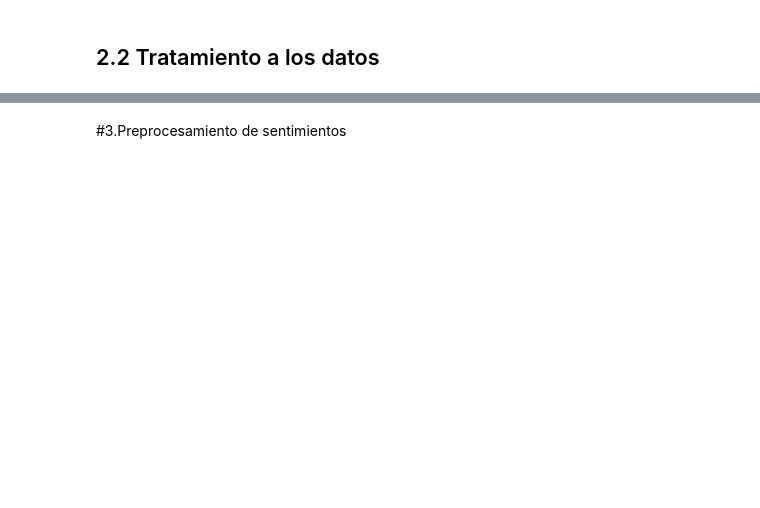
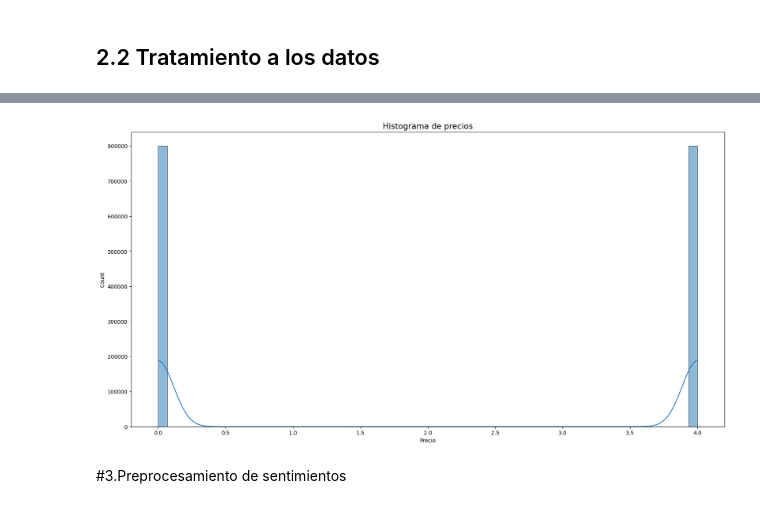
Before and after one commit to qreynas/sentiment_analysis, a Jupyter notebook: 01_Sentiment_Analysis_BCXP.ipynb, the cells around one changed output, grey strips where cells are left out. Saved outputs shown, nothing was run; the diff lists cells and outputs as text; code cells hidden in the pictures; blank space fills up the shorter version.

```diff
--- a/01_Sentiment_Analysis_BCXP.ipynb
+++ b/01_Sentiment_Analysis_BCXP.ipynb
@@ -636,3 +798,11 @@ df['clean_text'] = df['text'].apply(clean_text)
+# %%
+#antes (distribución asimetrica a la derecha)
+ax = sns.histplot(data=df_limpio, x='target', kde=True)
+ax.figure.set_size_inches(20, 10)
+ax.set_title('Histograma de precios', fontsize=15)
+ax.set_xlabel('Precio');
+# %% [output]
+[figure, added]
 # %% [markdown]
 #3.Preprocesamiento de sentimientos
 # %%
```
Also changed, not shown: parts of 25 cells of this notebook.
